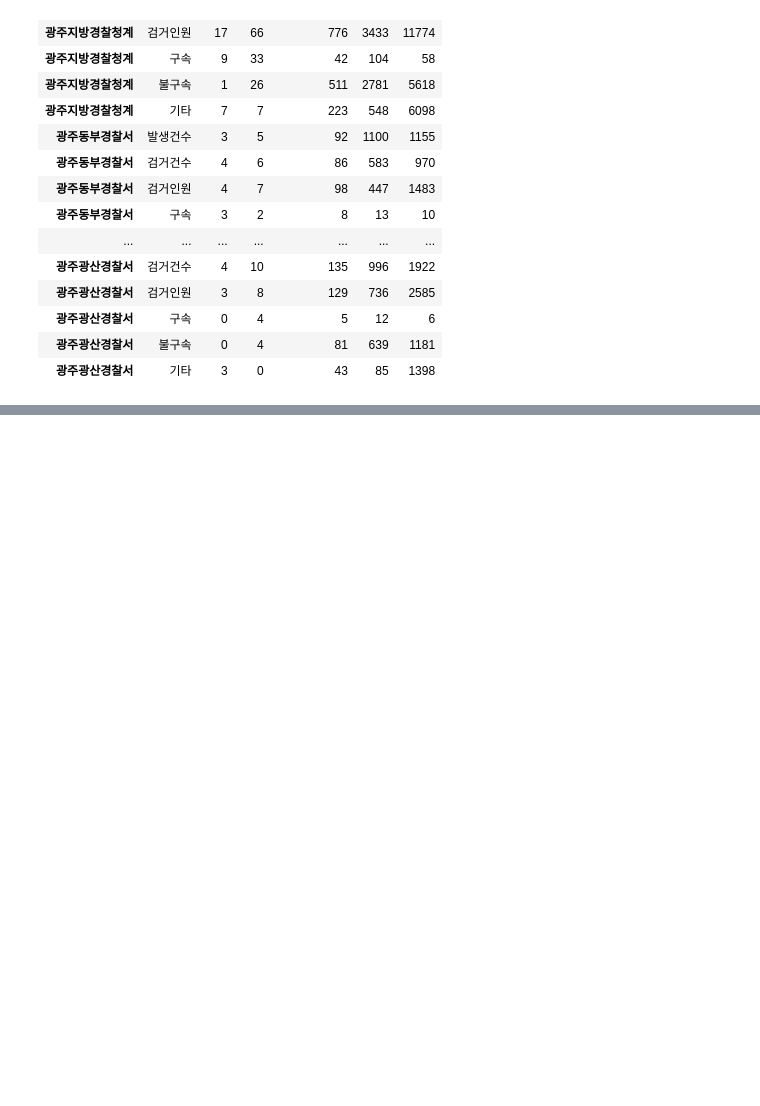
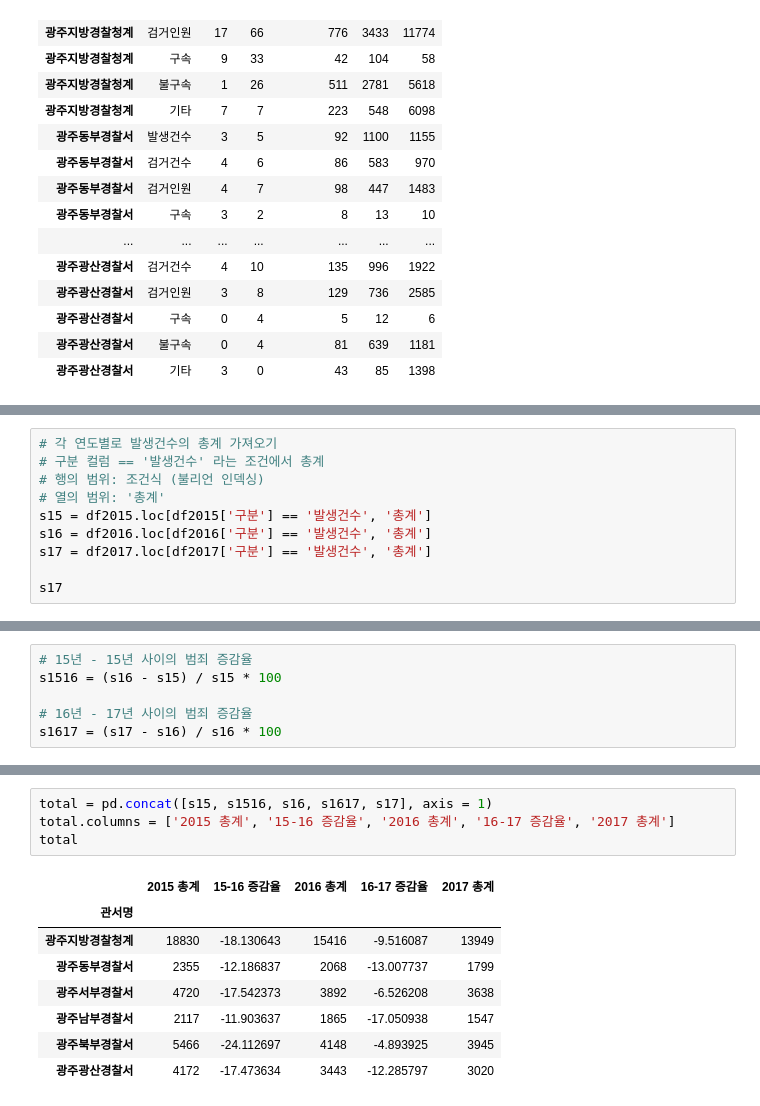
Before and after one commit to hyerimmmmm/SWDataAnalysisClass, a Jupyter notebook: pythonStudy/LIB/Pandas.ipynb, the cells around one changed output, grey strips where cells are left out. Saved outputs shown, nothing was run; the diff lists cells and outputs as text; blank space fills up the shorter version.

```diff
--- a/pythonStudy/LIB/Pandas.ipynb
+++ b/pythonStudy/LIB/Pandas.ipynb
@@ -1064,0 +1165,10 @@ df2015.loc['광주지방경찰청계']
+# %%
+# 각 연도별로 발생건수의 총계 가져오기
+# 구분 컬럼 == '발생건수' 라는 조건에서 총계
+# 행의 범위: 조건식 (불리언 인덱싱)
+# 열의 범위: '총계'
+s15 = df2015.loc[df2015['구분'] == '발생건수', '총계']
+s16 = df2016.loc[df2016['구분'] == '발생건수', '총계']
+s17 = df2017.loc[df2017['구분'] == '발생건수', '총계']
+
+s17
@@ -1064,0 +1187,6 @@ df2015.loc['광주지방경찰청계']
+# %%
+# 15년 - 15년 사이의 범죄 증감율
+s1516 = (s16 - s15) / s15 * 100
+
+# 16년 - 17년 사이의 범죄 증감율
+s1617 = (s17 - s16) / s16 * 100
@@ -1064,0 +1238,13 @@ df2015.loc['광주지방경찰청계']
+# %%
+total = pd.concat([s15, s1516, s16, s1617, s17], axis = 1)
+total.columns = ['2015 총계', '15-16 증감율', '2016 총계', '16-17 증감율', '2017 총계']
+total
+# %% [output]
+|  | 2015 총계 | 15-16 증감율 | 2016 총계 | 16-17 증감율 | 2017 총계 |
+| 관서명 |  |  |  |  |  |
+| 광주지방경찰청계 | 18830 | -18.130643 | 15416 | -9.516087 | 13949 |
+| 광주동부경찰서 | 2355 | -12.186837 | 2068 | -13.007737 | 1799 |
+| 광주서부경찰서 | 4720 | -17.542373 | 3892 | -6.526208 | 3638 |
+| 광주남부경찰서 | 2117 | -11.903637 | 1865 | -17.050938 | 1547 |
+| 광주북부경찰서 | 5466 | -24.112697 | 4148 | -4.893925 | 3945 |
+| 광주광산경찰서 | 4172 | -17.473634 | 3443 | -12.285797 | 3020 |
```
Also changed, not shown: parts of 28 cells of this notebook.
